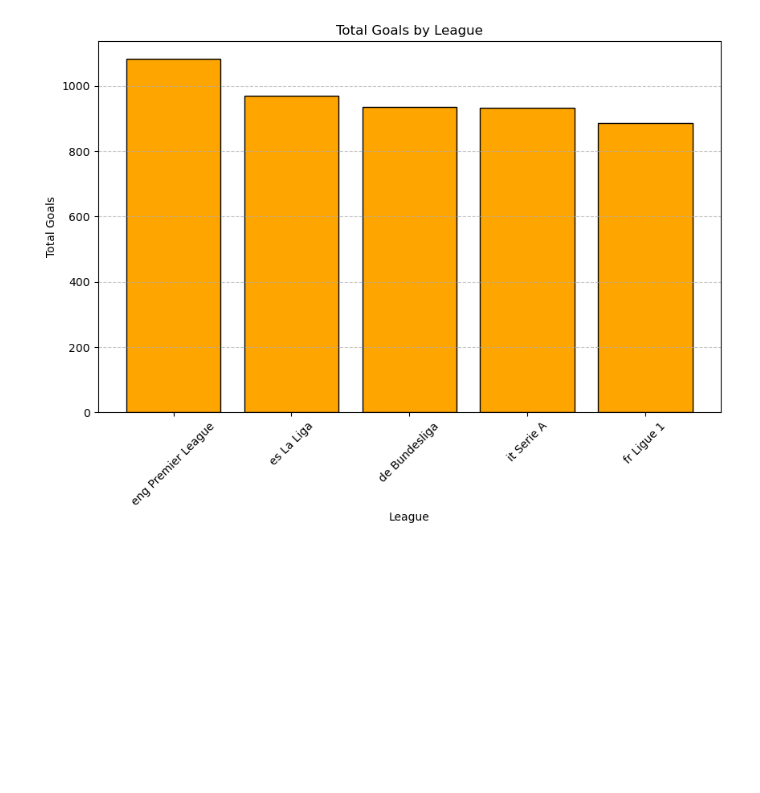
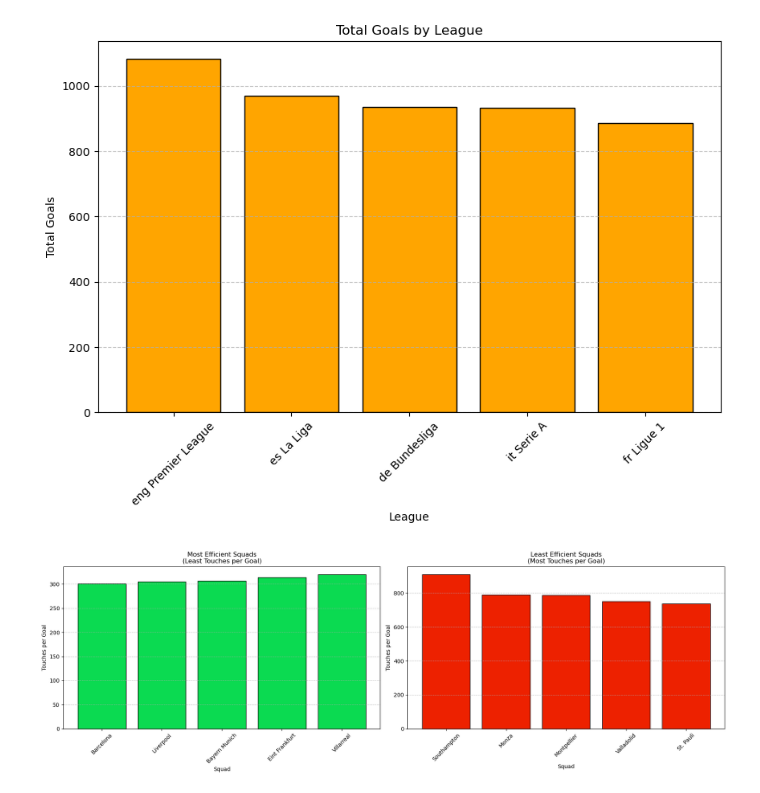
Before and after one commit to Hamza-rami/football-stats-analytics, a Jupyter notebook: project8.ipynb, the cells around one changed output. Drawn from its saved outputs; the diff is of its cells as text; code cells hidden in the pictures; blank space fills up the shorter version.

```diff
--- a/project8.ipynb
+++ b/project8.ipynb
@@ -46,3 +46,32 @@ it Serie A             933
 fr Ligue 1             885
 Name: Gls, dtype: int64
 [figure]
+# %%
+squad_efficiency = df_top5_comp.groupby('Squad')[['Gls', 'Touches']].sum()
+squad_efficiency['Touch_per_Goals'] = squad_efficiency['Touches'] / squad_efficiency['Gls']
+
+squad_efficiency_less = squad_efficiency.sort_values('Touch_per_Goals', ascending=True).head()
+squad_efficiency_more = squad_efficiency.sort_values('Touch_per_Goals', ascending=False).head()
+fig, ax = plt.subplots(1, 2, figsize=(18,6))
+
+ax[0].bar(squad_efficiency_less.index, squad_efficiency_less['Touch_per_Goals'], edgecolor='black', color='#0BDA51')
+
+ax[0].set_title('Most Efficient Squads\n(Least Touches per Goal)')
+ax[0].set_xlabel('Squad')
+ax[0].set_ylabel('Touches per Goal')
+ax[0].tick_params(axis='x', rotation=45)
+ax[0].grid(axis='y', linestyle='--', alpha=0.7)
+
+
+ax[1].bar(squad_efficiency_more.index, squad_efficiency_more['Touch_per_Goals'], edgecolor='black', color='#ED2100')
+
+ax[1].set_title('Least Efficient Squads\n(Most Touches per Goal)')
+ax[1].set_xlabel('Squad')
+ax[1].set_ylabel('Touches per Goal')
+ax[1].tick_params(axis='x', rotation=45)
+ax[1].grid(axis='y', linestyle='--', alpha=0.7)
+
+plt.tight_layout()
+plt.show()
+# %% [output]
+[figure, added]
```
Also changed, not shown: parts of 2 cells of this notebook.
